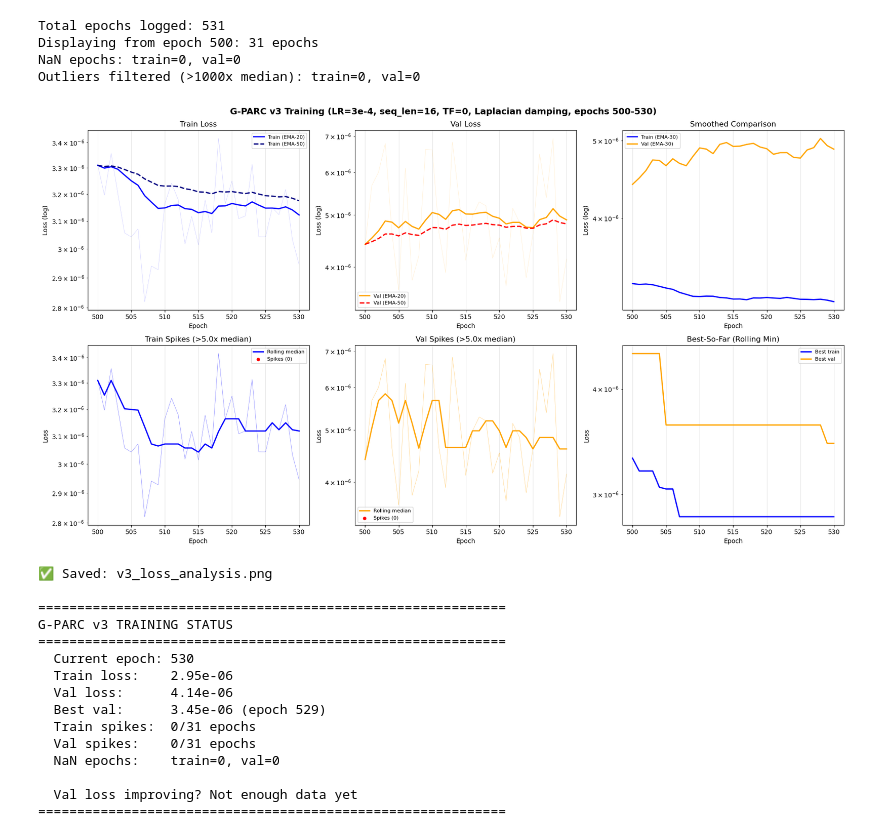
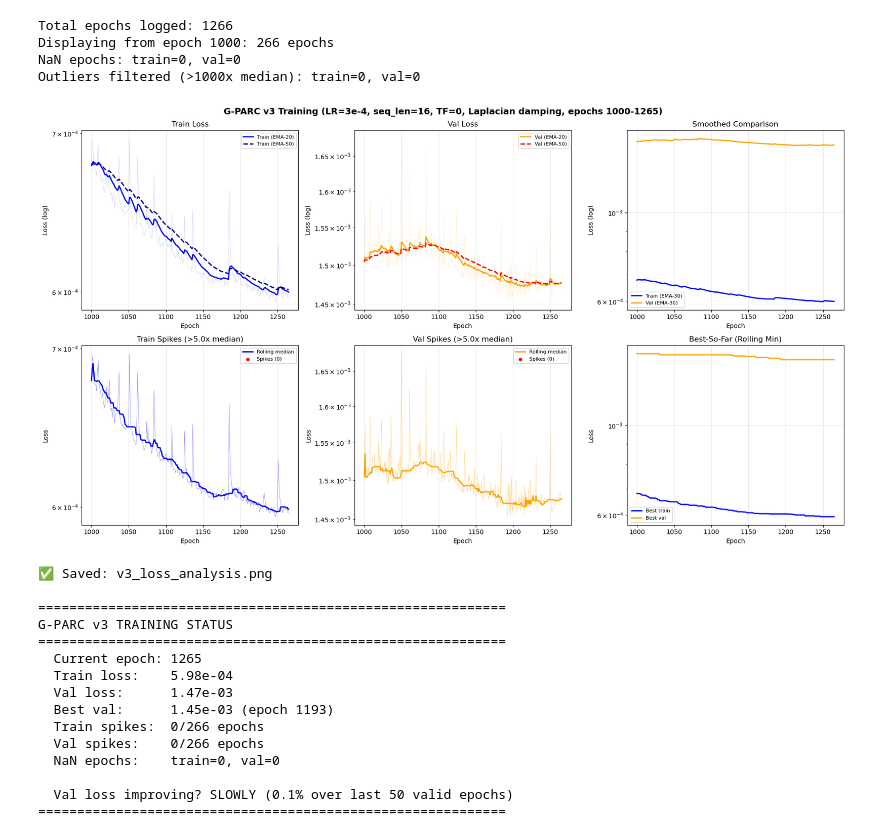
Before and after one commit to JackBeerman/G-PARC, a Jupyter notebook: scripts/global_elasto/loss.ipynb, the cells around one changed output. Saved outputs shown, nothing was run; the diff lists cells and outputs as text; code cells hidden in the pictures.

```diff
--- a/scripts/global_elasto/loss.ipynb
+++ b/scripts/global_elasto/loss.ipynb
@@ -15,7 +15,7 @@ from pathlib import Path
 # ============================================================
 # LOAD DATA
 # ============================================================
-history_path = '/scratch/jtb3sud/gparcv2/elasto_nospade/training_history.json'
+history_path = '/scratch/jtb3sud/gparcv2/p99/training_history.json'
 #history_path = '/scratch/jtb3sud/elasto_graphconv_V2/global_max_v3_seq34full/training_history.json'
 with open(history_path) as f:
     hist = json.load(f)
@@ -37,7 +37,7 @@ train_loss_raw[train_outliers] = np.nan
 val_loss_raw[val_outliers] = np.nan
 
 # Trim early epochs if desired
-SKIP = 500
+SKIP = 1000
 train_loss = train_loss_raw[SKIP:]
 val_loss = val_loss_raw[SKIP:]
 epochs = np.arange(SKIP, SKIP + len(train_loss))
@@ -201,48 +201,48 @@ best_val_epoch = epochs[np.nanargmin(val_loss)]
 
 print(f"\n{'='*60}")
 print("G-PARC v3 TRAINING STATUS")
 print(f"{'='*60}")
 print(f"  Current epoch: {epochs[-1]}")
 print(f"  Train loss:    {final_train:.2e}")
 print(f"  Val loss:      {final_val:.2e}")
 print(f"  Best val:      {best_val:.2e} (epoch {best_val_epoch})")
 print(f"  Train spikes:  {train_spikes.sum()}/{len(train_loss)} epochs")
 print(f"  Val spikes:    {val_spikes.sum()}/{len(val_loss)} epochs")
 print(f"  NaN epochs:    train={n_nan_train}, val={n_nan_val}")
 print(f"\n  Val loss improving? ", end="")
 ema50 = smooth(val_loss, 50)
 # Get indices where EMA is valid
 finite_mask = np.isfinite(ema50)
 finite_indices = np.where(finite_mask)[0]
 if len(finite_indices) > 50:
     recent_trend = ema50[finite_indices[-1]] / ema50[finite_indices[-50]]
     if recent_trend < 0.9:
         print(f"YES (EMA-50 dropped {(1-recent_trend)*100:.1f}% over last 50 valid epochs)")
     elif recent_trend < 1.0:
         print(f"SLOWLY ({(1-recent_trend)*100:.1f}% over last 50 valid epochs)")
     else:
         print(f"PLATEAU/RISING ({(recent_trend-1)*100:.1f}% increase over last 50 valid epochs)")
 else:
     print("Not enough data yet")
 print(f"{'='*60}")
 # %% [output]
-Total epochs logged: 531
-Displaying from epoch 500: 31 epochs
+Total epochs logged: 1266
+Displaying from epoch 1000: 266 epochs
 NaN epochs: train=0, val=0
 Outliers filtered (>1000x median): train=0, val=0
-[figure, old version]
+[figure, new version]
 ✅ Saved: v3_loss_analysis.png
 
 ============================================================
 G-PARC v3 TRAINING STATUS
 ============================================================
-  Current epoch: 530
-  Train loss:    2.95e-06
-  Val loss:      4.14e-06
-  Best val:      3.45e-06 (epoch 529)
-  Train spikes:  0/31 epochs
-  Val spikes:    0/31 epochs
+  Current epoch: 1265
+  Train loss:    5.98e-04
+  Val loss:      1.47e-03
+  Best val:      1.45e-03 (epoch 1193)
+  Train spikes:  0/266 epochs
+  Val spikes:    0/266 epochs
   NaN epochs:    train=0, val=0
 
-  Val loss improving? Not enough data yet
+  Val loss improving? SLOWLY (0.1% over last 50 valid epochs)
 ============================================================
```
Also changed, not shown: parts of 2 cells of this notebook, 8 other files.
